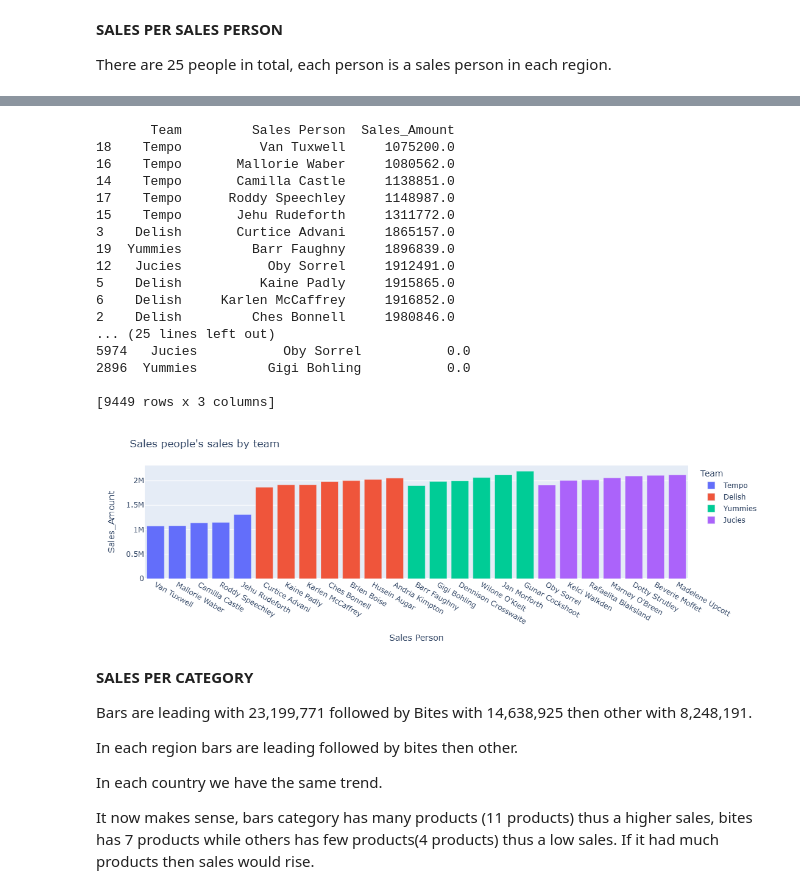
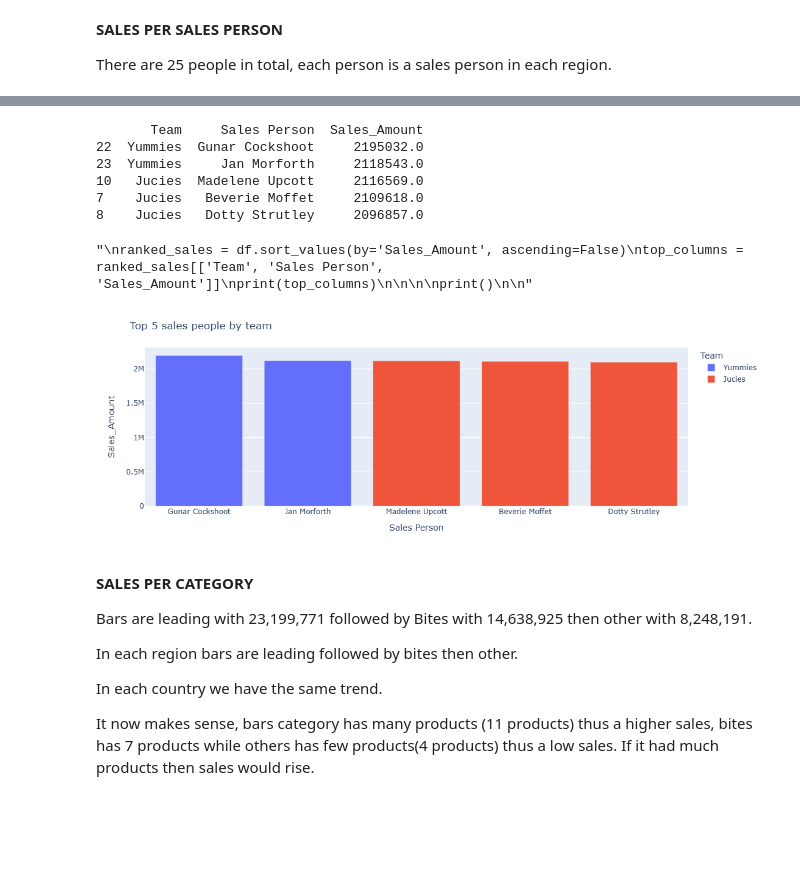
Before and after one commit to Lenida-Daniels/Sales-Analysis, a Jupyter notebook: sales_analysis.ipynb, the cells around one changed output, grey strips where cells are left out. Drawn from its saved outputs; the diff is of its cells as text; code cells hidden in the pictures; blank space fills up the shorter version.

```diff
--- a/sales_analysis.ipynb
+++ b/sales_analysis.ipynb
@@ -786,7 +845,8 @@ fig.show()
 # %%
-sales_person=df.groupby(["Team","Sales Person"])["Sales_Amount"].sum().reset_index().sort_values(by="Sales_Amount")
+sales_person=df.groupby(["Team","Sales Person"])["Sales_Amount"].sum().reset_index().sort_values(by="Sales_Amount",ascending=False).head(5)
 print(sales_person)
 print()
+"""
 ranked_sales = df.sort_values(by='Sales_Amount', ascending=False)
 top_columns = ranked_sales[['Team', 'Sales Person', 'Sales_Amount']]
 print(top_columns)
@@ -794,39 +854,32 @@ print(top_columns)
 
 
 print()
+
+"""
 # %% [output]
-       Team         Sales Person  Sales_Amount
-18    Tempo          Van Tuxwell     1075200.0
-16    Tempo       Mallorie Waber     1080562.0
-14    Tempo       Camilla Castle     1138851.0
-17    Tempo      Roddy Speechley     1148987.0
-15    Tempo       Jehu Rudeforth     1311772.0
-3    Delish       Curtice Advani     1865157.0
-19  Yummies         Barr Faughny     1896839.0
-12   Jucies           Oby Sorrel     1912491.0
-5    Delish          Kaine Padly     1915865.0
-6    Delish     Karlen McCaffrey     1916852.0
-2    Delish         Ches Bonnell     1980846.0
-... (25 lines left out)
-5974   Jucies           Oby Sorrel           0.0
-2896  Yummies         Gigi Bohling           0.0
-
-[9449 rows x 3 columns]
+       Team     Sales Person  Sales_Amount
+22  Yummies  Gunar Cockshoot     2195032.0
+23  Yummies     Jan Morforth     2118543.0
+10   Jucies  Madelene Upcott     2116569.0
+7    Jucies   Beverie Moffet     2109618.0
+8    Jucies   Dotty Strutley     2096857.0
+"\nranked_sales = df.sort_values(by='Sales_Amount', ascending=False)\ntop_columns = ranked_sales[['Team', 'Sales Person', 'Sales_Amount']]\nprint(top_columns)\n\n\n\nprint()\n\n"
 # %%
 fig=px.bar(
     sales_person,
     x="Sales Person",
     y="Sales_Amount",
     color="Team",
 
 )
 fig.update_layout(
-
-    title="Sales people's sales by team"
+    width=600,
+    height=400,
+    title="Top 5 sales people by team"
 )
 fig.show()
 # %% [output]
-[figure, old version]
+[figure, new version]
 # %% [markdown]
 **SALES PER CATEGORY**
 
```
Also changed, not shown: parts of 27 cells of this notebook.
